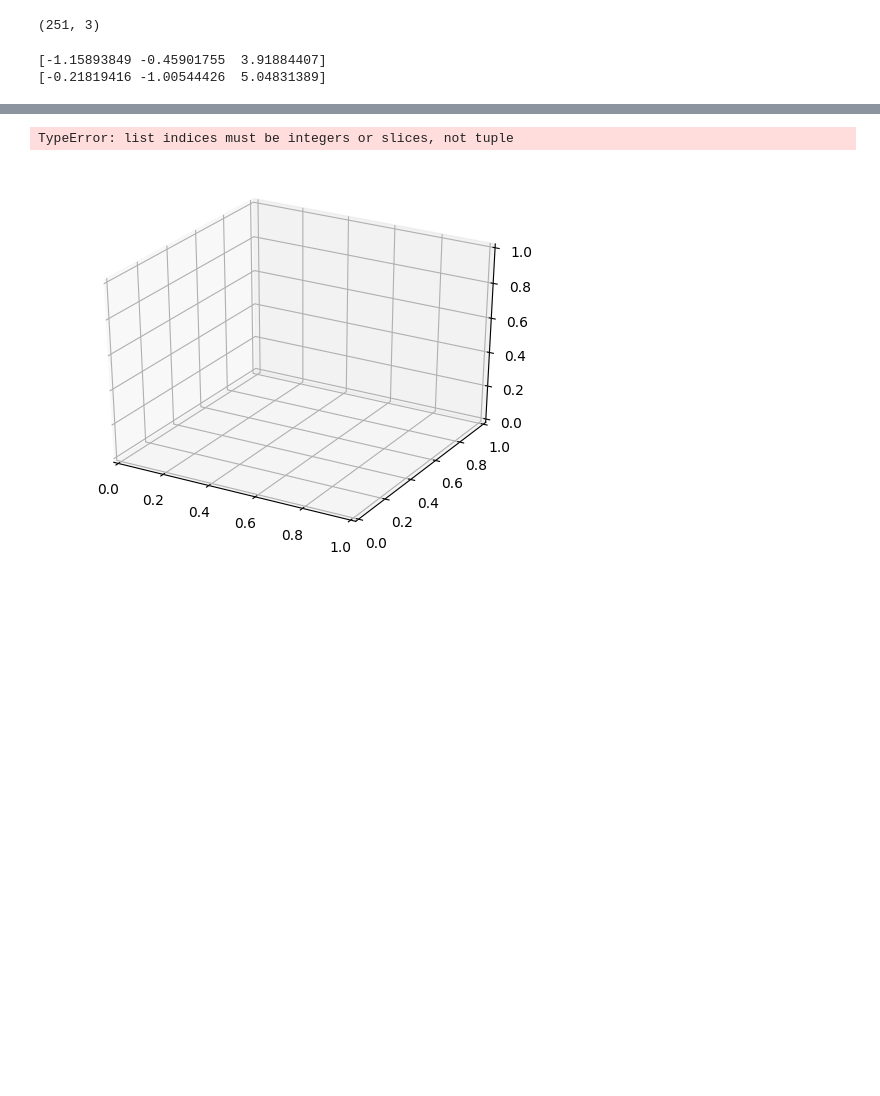
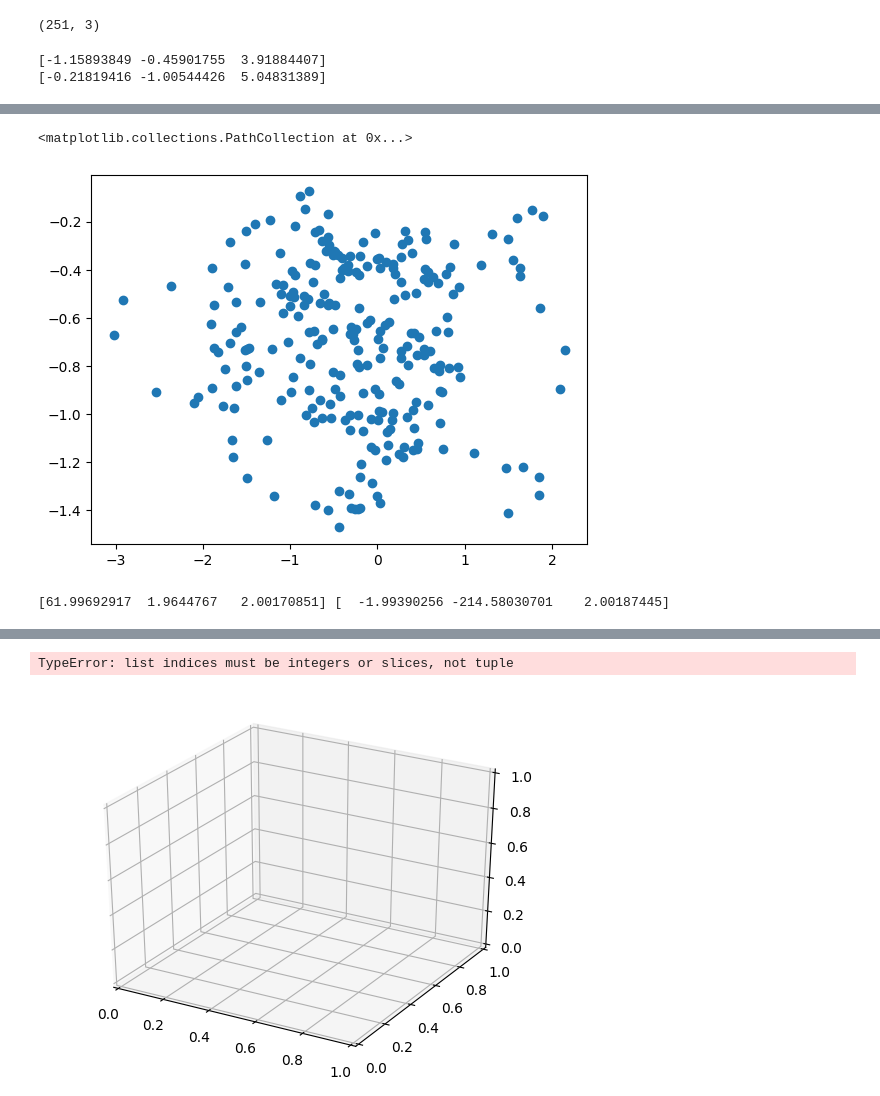
Before and after one commit to Billy1203/AdaptiveSurfelMapping, a Jupyter notebook: pre-processing.ipynb, the cells around one changed output, grey strips where cells are left out. Drawn from its saved outputs; the diff is of its cells as text; code cells hidden in the pictures; blank space fills up the shorter version.

```diff
--- a/pre-processing.ipynb
+++ b/pre-processing.ipynb
@@ -351 +374,6 @@ array([-2.25645108,  1.26634517, -0.85901839])
+# %%
+plt.scatter(data6[:, 0], data6[:, 1])
+# %% [output]
+<matplotlib.collections.PathCollection at 0x...>
+[figure, added]
 # %%
@@ -352,0 +381,4 @@ pose =
+# %%
+print(pose[0], pose[-1])
+# %% [output]
+[61.99692917  1.9644767   2.00170851] [  -1.99390256 -214.58030701    2.00187445]
```
Also changed, not shown: parts of 17 cells of this notebook.
